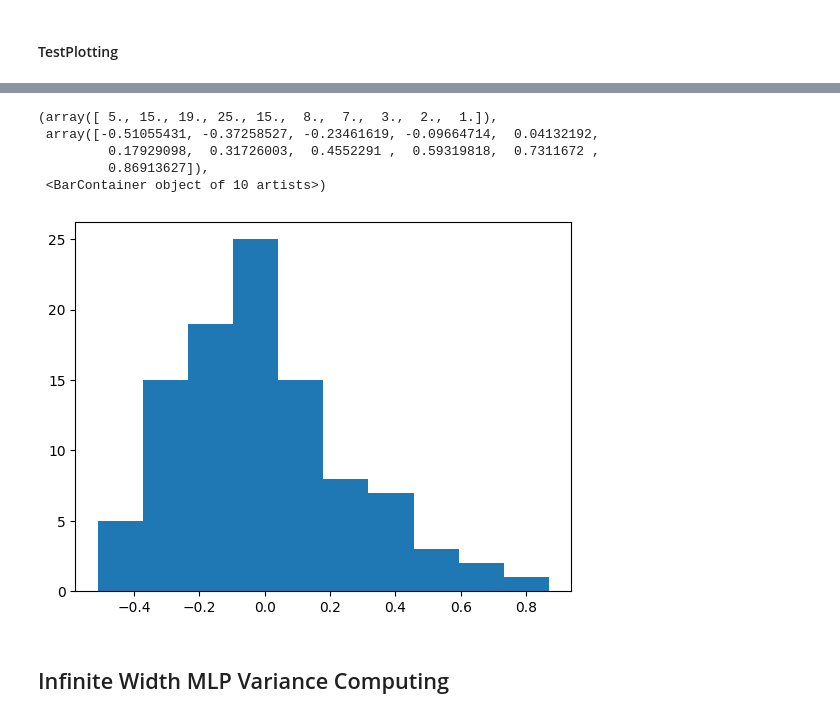
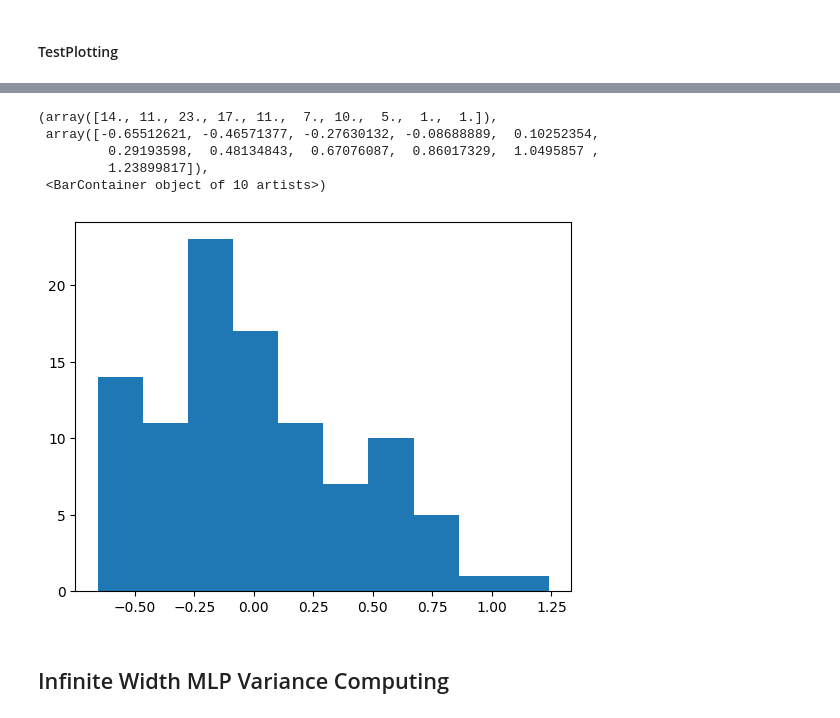
Before and after one commit to FabianoVeglianti/Architecture_Selection_Using_Infinite_Width_Limit_Neural_Network, a Jupyter notebook: simulazioni_2.ipynb, the cells around one changed output, grey strips where cells are left out. Cells and saved outputs as stored; diff of their text form; code cells hidden in the pictures.

```diff
--- a/simulazioni_2.ipynb
+++ b/simulazioni_2.ipynb
@@ -569,13 +654,13 @@ scatterplot3d_from_dataset(dataset, "", dataset_handler)
 # %%
 fig = plt.figure()
-plt.hist(dataset.y)
+plt.hist(dataset.y1)
 # %% [output]
-(array([ 5., 15., 19., 25., 15.,  8.,  7.,  3.,  2.,  1.]),
- array([-0.51055431, -0.37258527, -0.23461619, -0.09664714,  0.04132192,
-         0.17929098,  0.31726003,  0.4552291 ,  0.59319818,  0.7311672 ,
-         0.86913627]),
+(array([14., 11., 23., 17., 11.,  7., 10.,  5.,  1.,  1.]),
+ array([-0.65512621, -0.46571377, -0.27630132, -0.08688889,  0.10252354,
+         0.29193598,  0.48134843,  0.67076087,  0.86017329,  1.0495857 ,
+         1.23899817]),
  <BarContainer object of 10 artists>)
-[figure, old version]
+[figure, new version]
 # %% [markdown]
 ## Infinite Width MLP Variance Computing
 # %%
```
Also changed, not shown: parts of 12 cells of this notebook.
